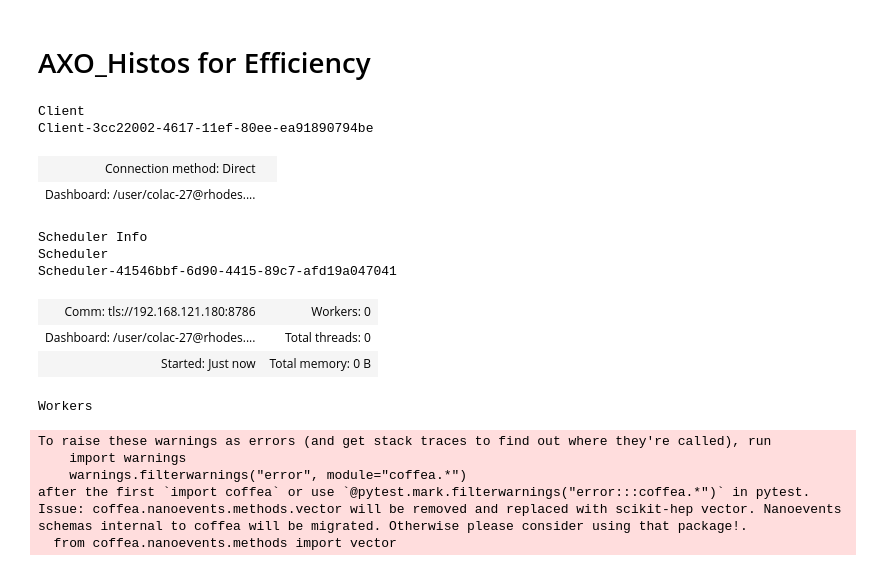
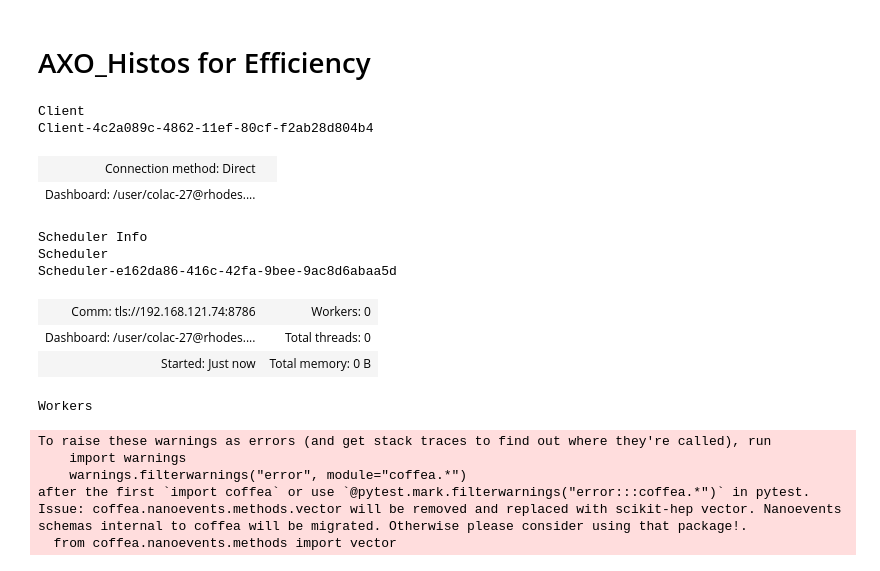
Before and after one commit to ellisonscheuller/coffea_casa, a Jupyter notebook: AXO_Efficiency.ipynb, the cells around one changed output. Saved outputs shown, nothing was run; the diff lists cells and outputs as text; code cells hidden in the pictures.

```diff
--- a/AXO_Efficiency.ipynb
+++ b/AXO_Efficiency.ipynb
@@ -3,17 +3,17 @@
 # %%
 from dask.distributed import Client
 
-client = Client("tls://192.168.121.180:8786")
+client = Client("tls://192.168.121.74:8786")
 client
 # %% [output]
 Client
-Client-3cc22002-4617-11ef-80ee-ea91890794be
+Client-4c2a089c-4862-11ef-80cf-f2ab28d804b4
 | Connection method: Direct |  |
 | Dashboard: /user/colac-27@rhodes.... |  |
 Scheduler Info
 Scheduler
-Scheduler-41546bbf-6d90-4415-89c7-afd19a047041
+Scheduler-e162da86-416c-42fa-9bee-9ac8d6abaa5d
-| Comm: tls://192.168.121.180:8786 | Workers: 0 |
+| Comm: tls://192.168.121.74:8786 | Workers: 0 |
 | Dashboard: /user/colac-27@rhodes.... | Total threads: 0 |
 | Started: Just now | Total memory: 0 B |
 Workers
```
Also changed, not shown: parts of 7 cells of this notebook.
